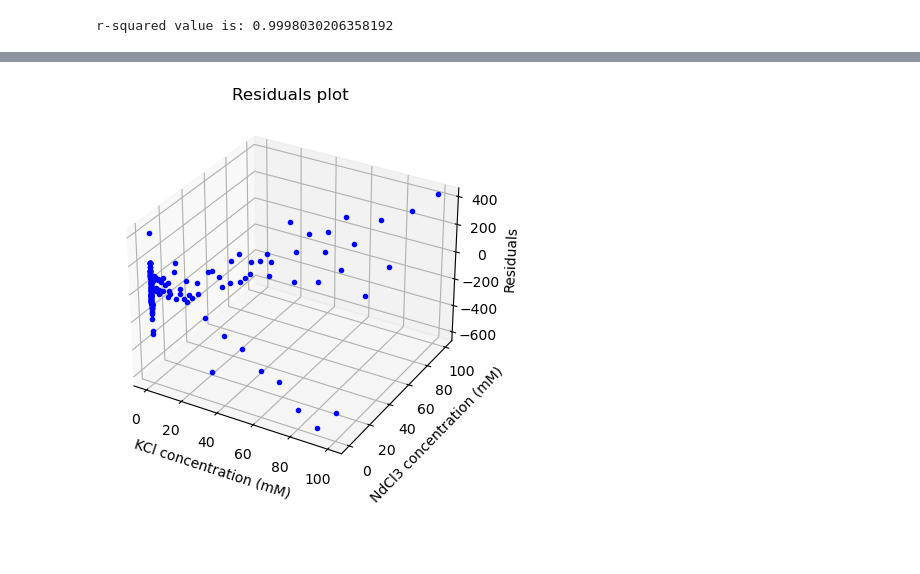
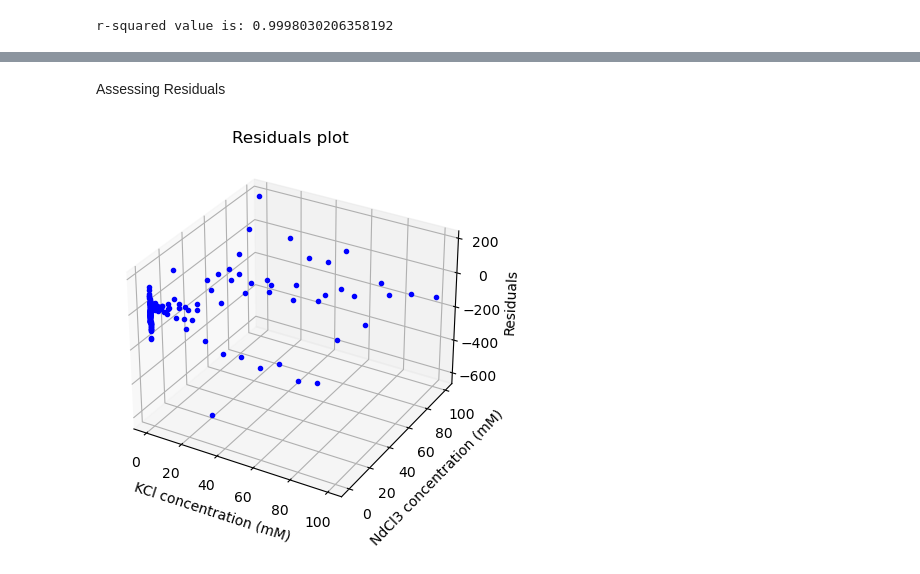
Before and after one commit to dowlinglab/salts-conductivity-modelling, a Jupyter notebook: Regression_full_data.ipynb, the cells around one changed output, grey strips where cells are left out. Saved outputs shown, nothing was run; the diff lists cells and outputs as text; code cells hidden in the pictures; blank space fills up the shorter version.

```diff
--- a/Regression_full_data.ipynb
+++ b/Regression_full_data.ipynb
@@ -127,20 +136,13 @@ plt.show()
 # %% [output]
 [figure]
 # %%
+# sum of squared errors
+sse = sum(e[i]**2 for i in range(ndata))
+
 # variance of residuals
-sse = sum(e[i]**2 for i in range(ndata))
-var = sse/(ndata - 5)
-
-# AIC evaluation
-MLE_sigma_sq = sse/ndata
-k = 6
-
-AIC = 2*k + ndata*math.log(MLE_sigma_sq) + ndata*math.log(2*math.pi) + (1/MLE_sigma_sq)*sse
-AICc = AIC + ((2*(k**2) + 2*k)/(ndata - k - 1))
-
-print(f"AICc value is: {AICc}")
+se = sse/(ndata - 5)
 
 # covariance matrix of fitted parameters
-Sigma_beta = var*XXinv
+Sigma_beta = se*XXinv
 print(Sigma_beta)
 # %% [output]
@@ -546,15 +586,18 @@ plt.show()
 # %%
+# best fit model predictions
+cond_pred = np.matmul(beta_hat, np.transpose(X))
+
 # calculating residuals
-cond_train_pred = np.matmul(beta_hat, np.transpose(X))
-e = cond_train_pred - cond_train
+e = cond_pred - cond
 
+# making plots of residuals
 fig = plt.figure()
 
 # syntax for 3-D projection
 ax = fig.add_subplot(projection ='3d')
 
 # plotting
-ax.plot3D(KCl_conc_train, NdCl3_conc_train, e, "b.")
+ax.plot3D(KCl_conc, NdCl3_conc, e, "b.")
 ax.set_title("Residuals plot")
 ax.set_zlabel("Residuals")
 ax.set_xlabel("KCl concentration (mM)")
@@ -563,9 +606,11 @@ plt.show()
 # %% [output]
 [figure]
 # %%
+# sum of squared errors
+sse = sum(e[i]**2 for i in range(ndata))
+
 # variance of residuals
-sse = sum(e[i]**2 for i in range(ndata_train))
-se = sse/(ndata_train - 6)
+se = sse/(ndata - 6)
 
 # covariance matrix of fitted parameters
 Sigma_beta = se*XXinv
@@ -868,20 +940,25 @@ plt.show()
+# %% [markdown]
+Assessing Residuals
 # %%
-# calculating residuals
-cond_train_pred = np.matmul(beta_hat, np.transpose(X))
-e = cond_train_pred - cond_train
+# best fit model predictions
+cond_pred = np.matmul(beta_hat, np.transpose(X))
 
+# residuals
+e = cond_pred - cond
+
+# making plot of residuals
 fig = plt.figure()
 
 # syntax for 3-D projection
 ax = fig.add_subplot(projection ='3d')
 
 # plotting
-ax.plot3D(KCl_conc_train, NdCl3_conc_train, e, "b.")
+ax.plot3D(KCl_conc, NdCl3_conc, e, "b.")
 ax.set_title("Residuals plot")
 ax.set_zlabel("Residuals")
 ax.set_xlabel("KCl concentration (mM)")
 ax.set_ylabel("NdCl3 concentration (mM)")
 plt.show()
 # %% [output]
-[figure, old version]
+[figure, new version]
 # %%
```
Also changed, not shown: parts of 63 cells of this notebook.
